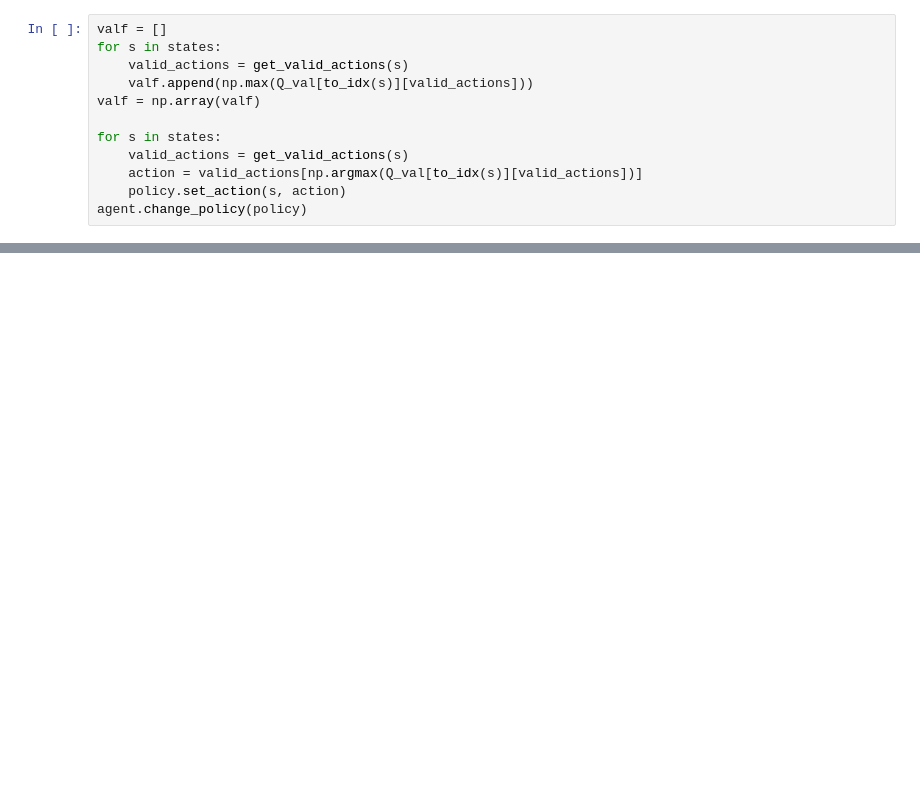
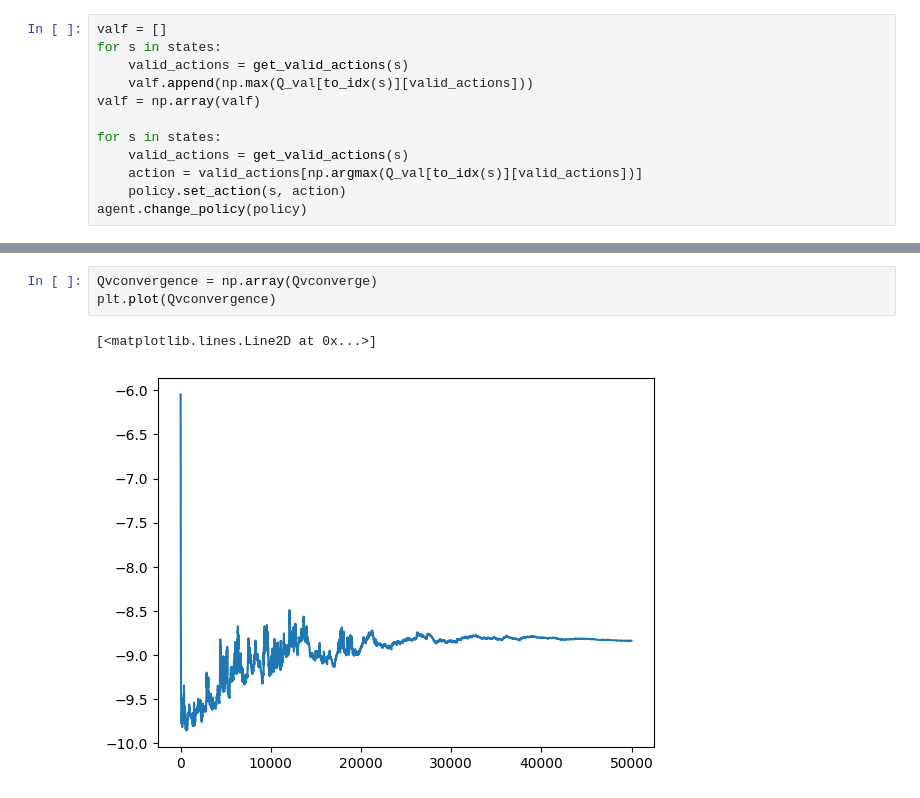
Before and after one commit to BuzzingTaz/RL-Project-1, a Jupyter notebook: MC.ipynb, the cells around one changed output, grey strips where cells are left out. Saved outputs shown, nothing was run; the diff lists cells and outputs as text; blank space fills up the shorter version.

```diff
--- a/MC.ipynb
+++ b/MC.ipynb
@@ -88,0 +106,6 @@ plt.show()
+# %%
+Qvconvergence = np.array(Qvconverge)
+plt.plot(Qvconvergence)
+# %% [output]
+[<matplotlib.lines.Line2D at 0x...>]
+[figure, added]
```
Also changed, not shown: parts of 9 cells of this notebook, 5 other files.
